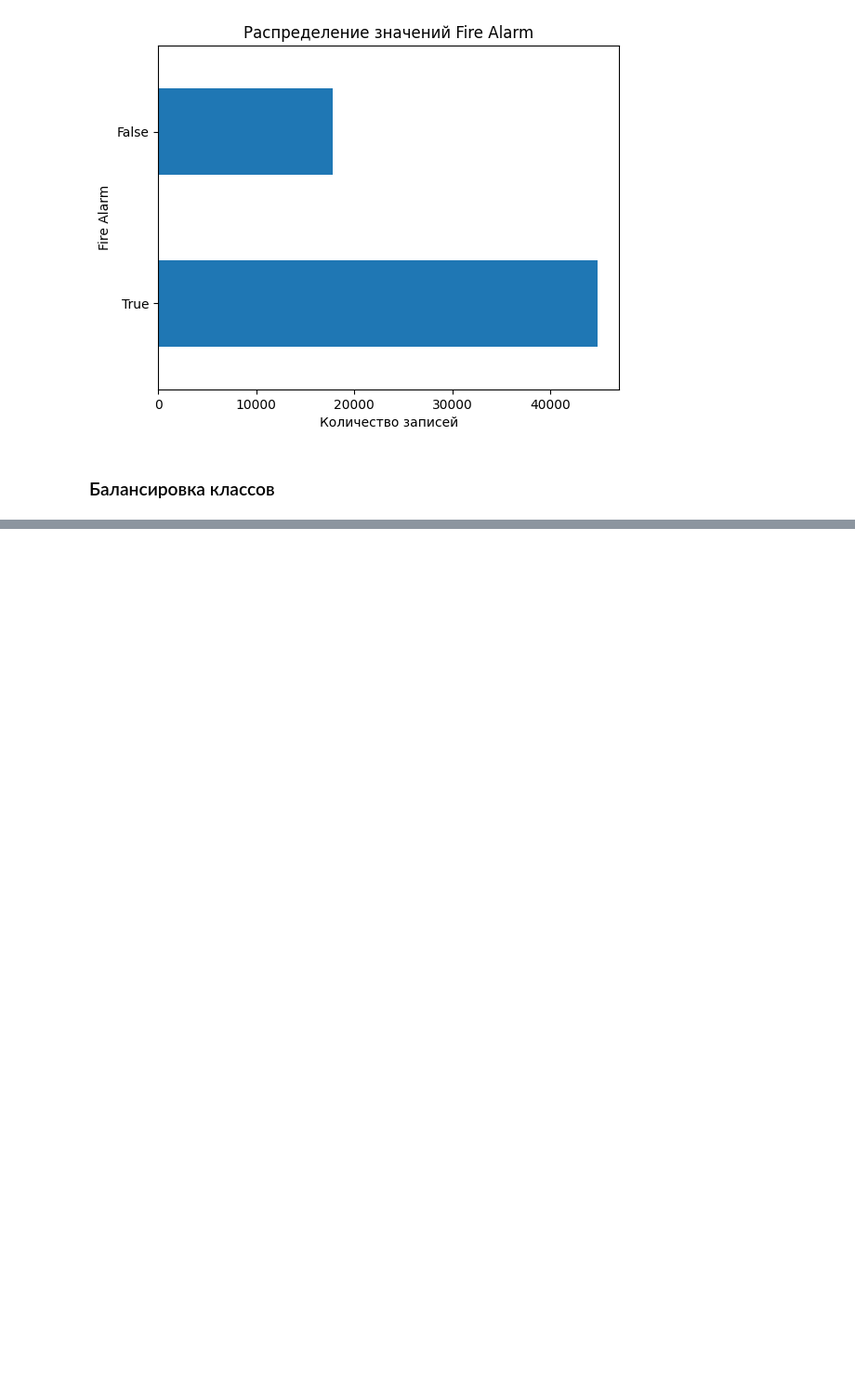
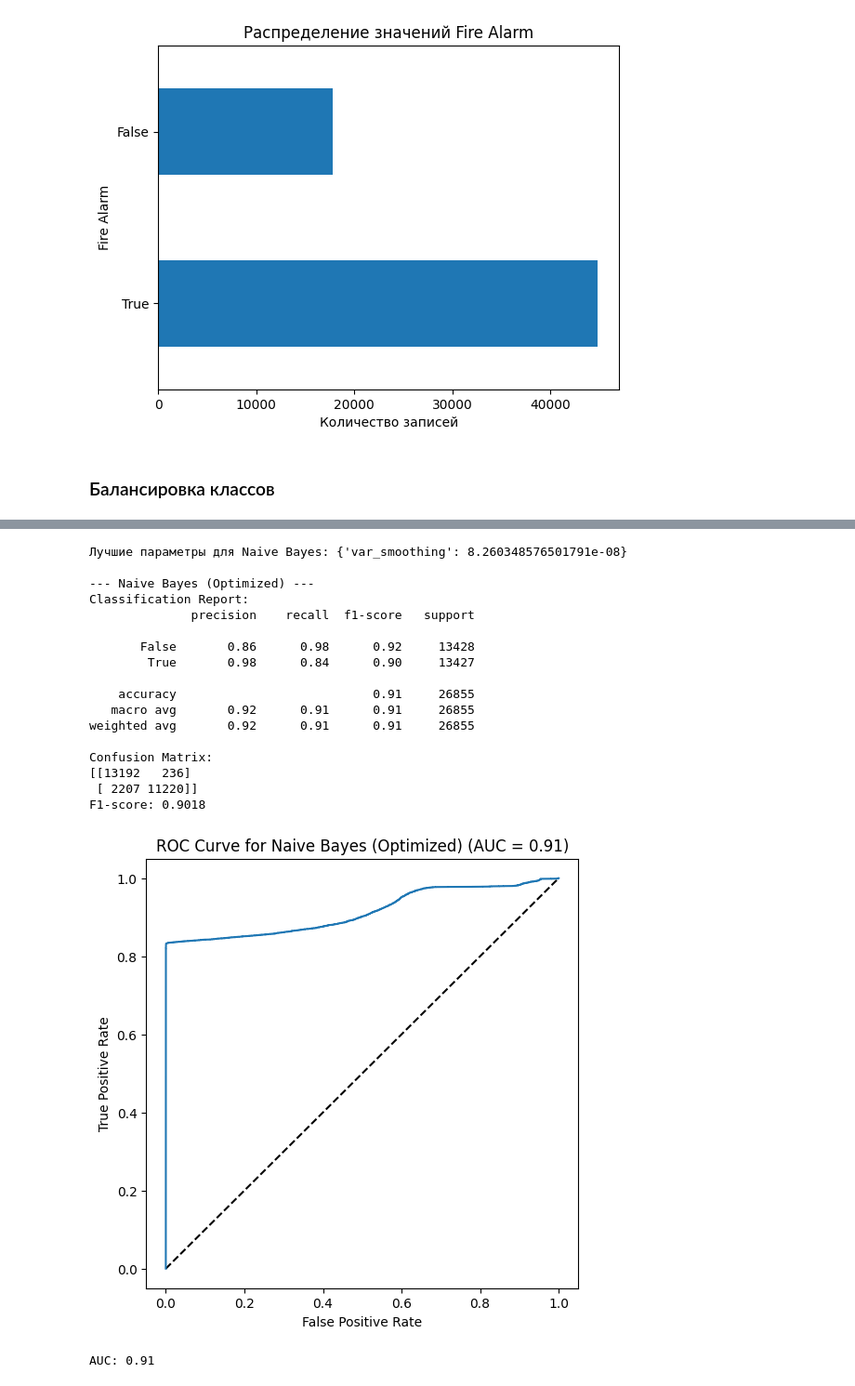
Before and after one commit to Vaiforo/ML1, a Jupyter notebook: k4_lab2.ipynb, the cells around one changed output, grey strips where cells are left out. Shown at 93% size. Cells and saved outputs as stored; diff of their text form; code cells hidden in the pictures; blank space fills up the shorter version.

```diff
--- a/k4_lab2.ipynb
+++ b/k4_lab2.ipynb
@@ -122,0 +203,13 @@ array([[-0.03606181,  0.24972407, -0.0055814 , ..., -0.5072014 ,
+# %%
+def objective_nb(trial):
+    var_smoothing = trial.suggest_loguniform('var_smoothing', 1e-10, 1e-5)
+    model = GaussianNB(var_smoothing=var_smoothing)
+    return cross_val_score(model, X_train, y_train, cv=5, scoring='accuracy').mean()
+# %%
+study_nb = optuna.create_study(direction='maximize')
+study_nb.optimize(objective_nb, n_trials=50)
+print("Лучшие параметры для Naive Bayes:", study_nb.best_params)
+nb_best = GaussianNB(**study_nb.best_params)
+nb_best.fit(X_train, y_train)
+evaluate_model(nb_best, X_test, y_test, "Naive Bayes (Optimized)")
+# %% [output]
@@ -122,0 +233,19 @@ array([[-0.03606181,  0.24972407, -0.0055814 , ..., -0.5072014 ,
+Лучшие параметры для Naive Bayes: {'var_smoothing': 8.260348576501791e-08}
+
+--- Naive Bayes (Optimized) ---
+Classification Report:
+              precision    recall  f1-score   support
+
+       False       0.86      0.98      0.92     13428
+        True       0.98      0.84      0.90     13427
+
+    accuracy                           0.91     26855
+   macro avg       0.92      0.91      0.91     26855
+weighted avg       0.92      0.91      0.91     26855
+
+Confusion Matrix:
+[[13192   236]
+ [ 2207 11220]]
+F1-score: 0.9018
+[figure, added]
+AUC: 0.91
```
Also changed, not shown: parts of 48 cells of this notebook, 4 other files.
